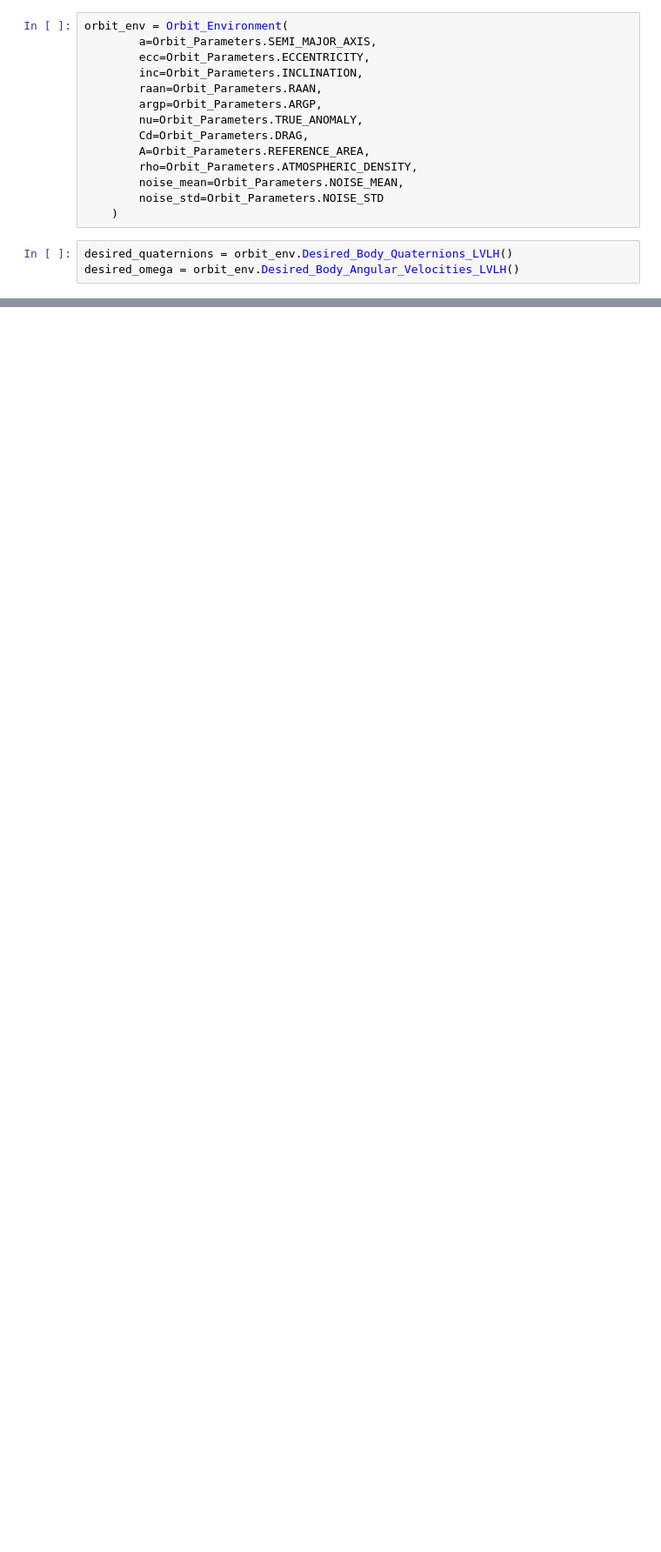
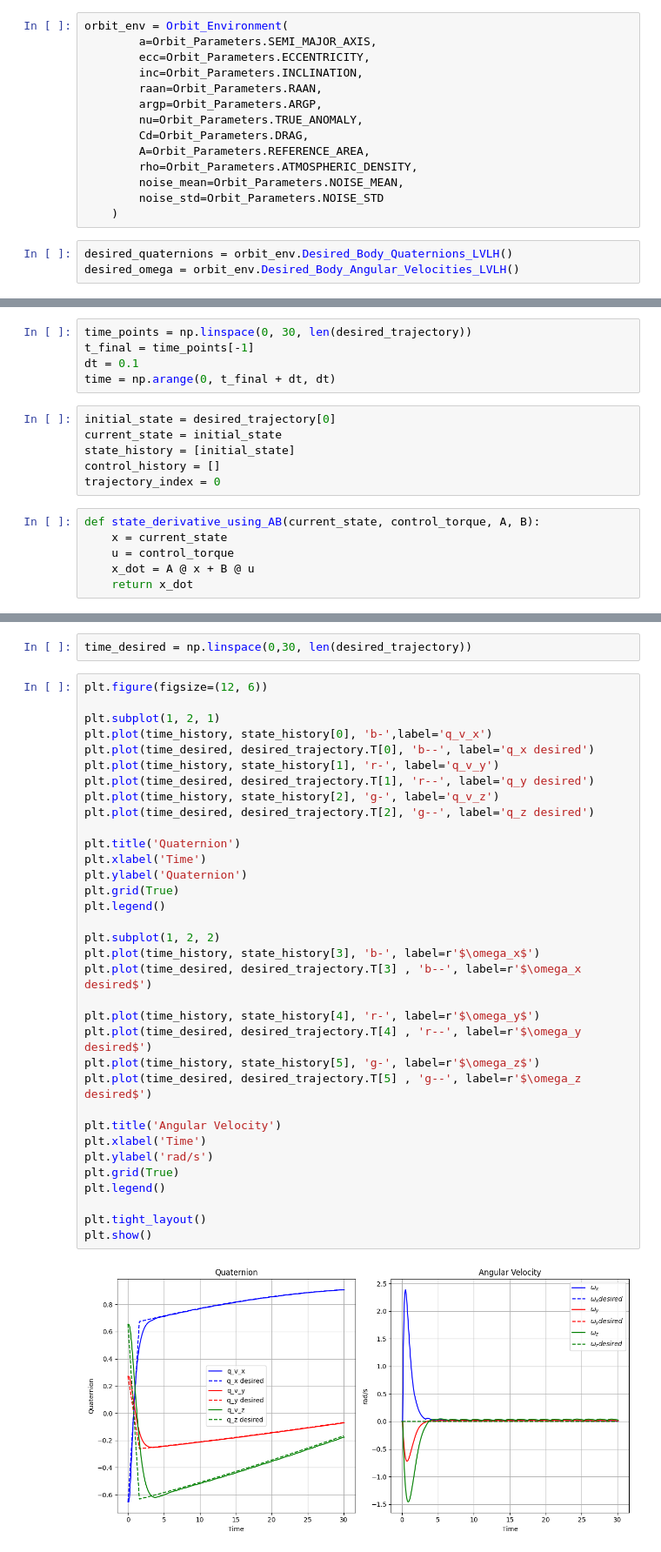
Before and after one commit to abbddos/orbit, a Jupyter notebook: lqr.ipynb, the cells around one changed output, grey strips where cells are left out. Shown at 87% size. Saved outputs shown, nothing was run; the diff lists cells and outputs as text; blank space fills up the shorter version.

Commit message:
lqr controller complete...

```diff
--- a/lqr.ipynb
+++ b/lqr.ipynb
@@ -167,3 +171,20 @@ for i in range(len(desired_quaternions)):
     desired_trajectory.append(np.concatenate([desired_quaternions[i].imaginary, desired_omega[i]]))
 
 desired_trajectory = np.array(desired_trajectory)
+# %%
+time_points = np.linspace(0, 30, len(desired_trajectory))
+t_final = time_points[-1]
+dt = 0.1
+time = np.arange(0, t_final + dt, dt)
+# %%
+initial_state = desired_trajectory[0]
+current_state = initial_state
+state_history = [initial_state]
+control_history = []
+trajectory_index = 0
+# %%
+def state_derivative_using_AB(current_state, control_torque, A, B):
+    x = current_state
+    u = control_torque
+    x_dot = A @ x + B @ u
+    return x_dot
@@ -169,0 +216,38 @@ desired_trajectory = np.array(desired_trajectory)
+# %%
+time_desired = np.linspace(0,30, len(desired_trajectory))
+# %%
+plt.figure(figsize=(12, 6))
+
+plt.subplot(1, 2, 1)
+plt.plot(time_history, state_history[0], 'b-',label='q_v_x')
+plt.plot(time_desired, desired_trajectory.T[0], 'b--', label='q_x desired')
+plt.plot(time_history, state_history[1], 'r-', label='q_v_y')
+plt.plot(time_desired, desired_trajectory.T[1], 'r--', label='q_y desired')
+plt.plot(time_history, state_history[2], 'g-', label='q_v_z')
+plt.plot(time_desired, desired_trajectory.T[2], 'g--', label='q_z desired')
+
+plt.title('Quaternion')
+plt.xlabel('Time')
+plt.ylabel('Quaternion')
+plt.grid(True)
+plt.legend()
+
+plt.subplot(1, 2, 2)
+plt.plot(time_history, state_history[3], 'b-', label=r'$\omega_x$')
+plt.plot(time_desired, desired_trajectory.T[3] , 'b--', label=r'$\omega_x desired$')
+
+plt.plot(time_history, state_history[4], 'r-', label=r'$\omega_y$')
+plt.plot(time_desired, desired_trajectory.T[4] , 'r--', label=r'$\omega_y desired$')
+plt.plot(time_history, state_history[5], 'g-', label=r'$\omega_z$')
+plt.plot(time_desired, desired_trajectory.T[5] , 'g--', label=r'$\omega_z desired$')
+
+plt.title('Angular Velocity')
+plt.xlabel('Time')
+plt.ylabel('rad/s')
+plt.grid(True)
+plt.legend()
+
+plt.tight_layout()
+plt.show()
+# %% [output]
+[figure, added]
```
Also changed, not shown: parts of 8 cells of this notebook.
